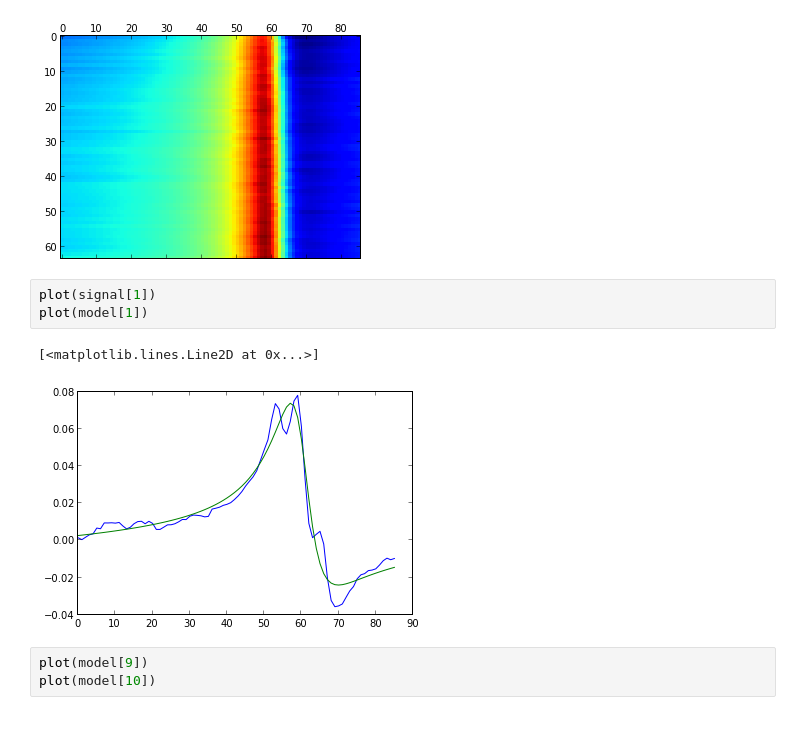
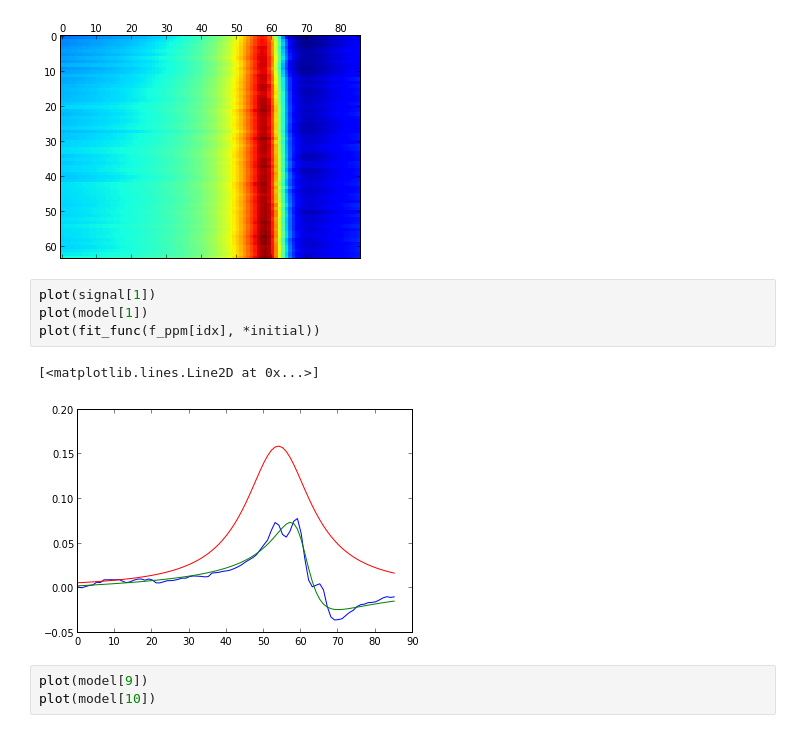
Before and after one commit to cni/MRS, a Jupyter notebook: ipynb/fit_lorentzian.ipynb, the cells around one changed output. Cells and saved outputs as stored; diff of their text form.

```diff
--- a/ipynb/fit_lorentzian.ipynb
+++ b/ipynb/fit_lorentzian.ipynb
@@ -90,9 +90,10 @@ matshow(model)
 # %%
 plot(signal[1])
 plot(model[1])
+plot(fit_func(f_ppm[idx], *initial))
 # %% [output]
 [<matplotlib.lines.Line2D at 0x...>]
-[figure, old version]
+[figure, new version]
 # %%
 plot(model[9])
 plot(model[10])
```
Also changed, not shown: parts of 1 cell of this notebook, 1 other file.
